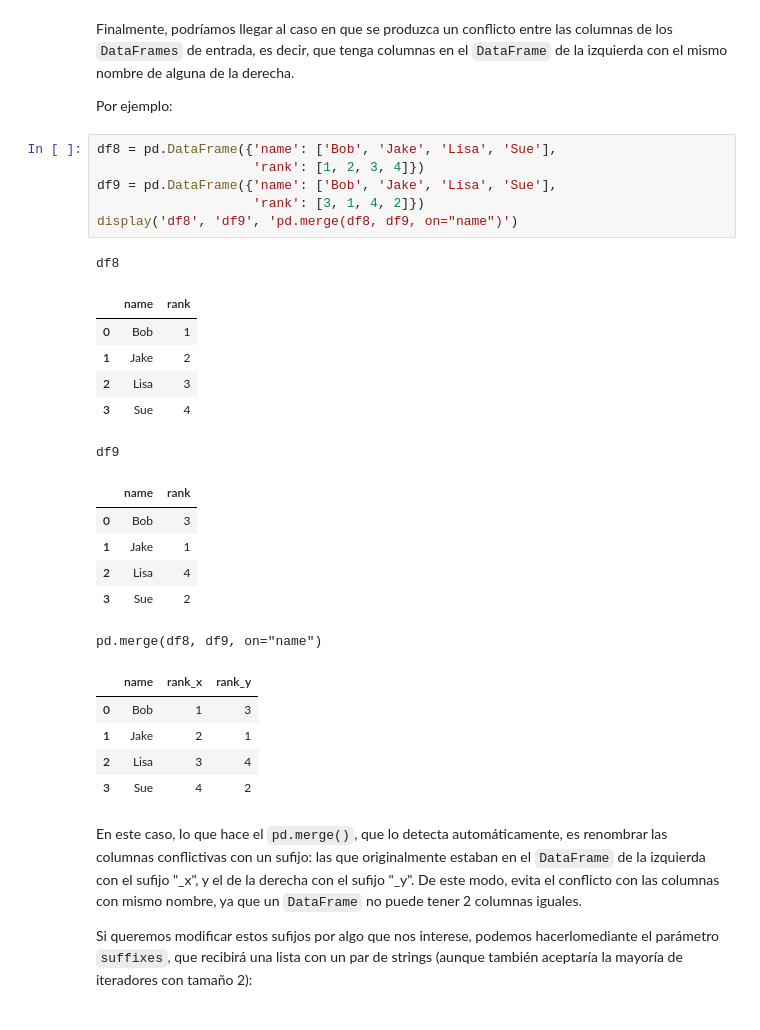
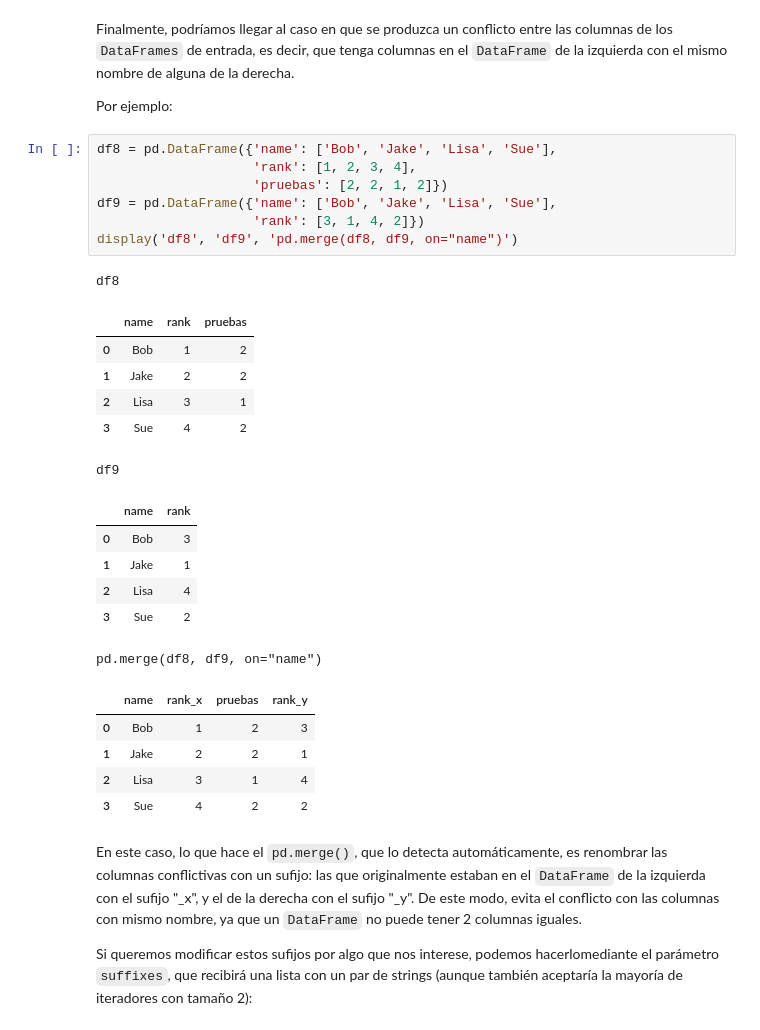
Before and after one commit to JuanDG5/DS-part-time-sep2020, a Jupyter notebook: semana_7/dia_2/CombinandoDatasets.ipynb, the cells around one changed output. Saved outputs shown, nothing was run; the diff lists cells and outputs as text.

```diff
--- a/semana_7/dia_2/CombinandoDatasets.ipynb
+++ b/semana_7/dia_2/CombinandoDatasets.ipynb
@@ -983,29 +983,30 @@ Finalmente, podríamos llegar al caso en que se produzca un conflicto entre las
 Por ejemplo:
 # %%
 df8 = pd.DataFrame({'name': ['Bob', 'Jake', 'Lisa', 'Sue'],
-                    'rank': [1, 2, 3, 4]})
+                    'rank': [1, 2, 3, 4],
+                    'pruebas': [2, 2, 1, 2]})
 df9 = pd.DataFrame({'name': ['Bob', 'Jake', 'Lisa', 'Sue'],
                     'rank': [3, 1, 4, 2]})
 display('df8', 'df9', 'pd.merge(df8, df9, on="name")')
 # %% [output]
 df8
-|  | name | rank |
-| 0 | Bob | 1 |
-| 1 | Jake | 2 |
-| 2 | Lisa | 3 |
-| 3 | Sue | 4 |
+|  | name | rank | pruebas |
+| 0 | Bob | 1 | 2 |
+| 1 | Jake | 2 | 2 |
+| 2 | Lisa | 3 | 1 |
+| 3 | Sue | 4 | 2 |
 df9
 |  | name | rank |
 | 0 | Bob | 3 |
 | 1 | Jake | 1 |
 | 2 | Lisa | 4 |
 | 3 | Sue | 2 |
 pd.merge(df8, df9, on="name")
-|  | name | rank_x | rank_y |
-| 0 | Bob | 1 | 3 |
-| 1 | Jake | 2 | 1 |
-| 2 | Lisa | 3 | 4 |
-| 3 | Sue | 4 | 2 |
+|  | name | rank_x | pruebas | rank_y |
+| 0 | Bob | 1 | 2 | 3 |
+| 1 | Jake | 2 | 2 | 1 |
+| 2 | Lisa | 3 | 1 | 4 |
+| 3 | Sue | 4 | 2 | 2 |
 # %% [markdown]
 En este caso, lo que hace el ``pd.merge()``, que lo detecta automáticamente, es renombrar las columnas conflictivas con un sufijo: las que originalmente estaban en el ``DataFrame`` de la izquierda con el sufijo "_x", y el de la derecha con el sufijo "_y". De este modo, evita el conflicto con las columnas con mismo nombre, ya que un ``DataFrame`` no puede tener 2 columnas iguales.
 
```
Also changed, not shown: parts of 8 cells of this notebook, 8 other files.
